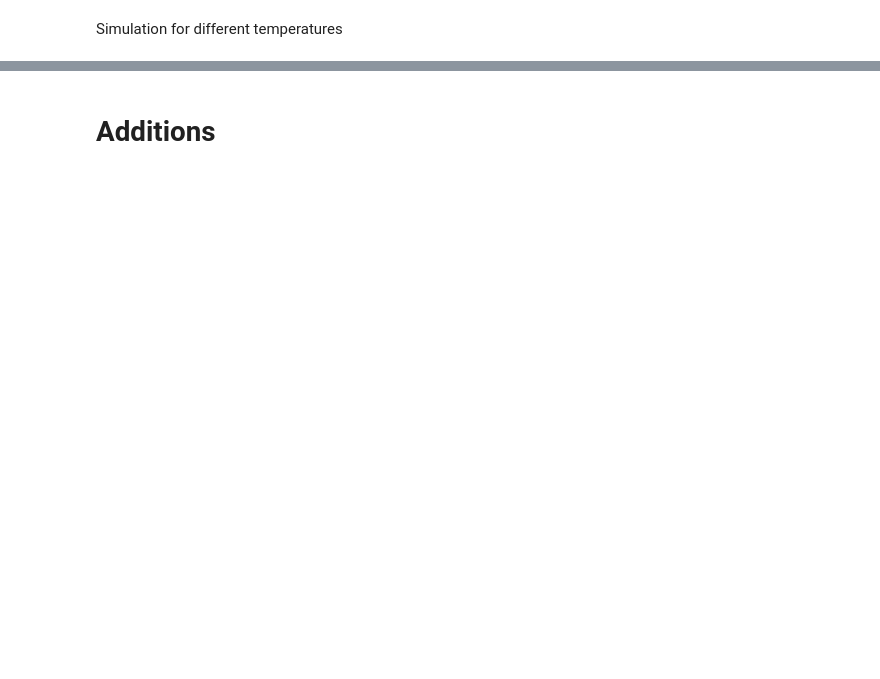
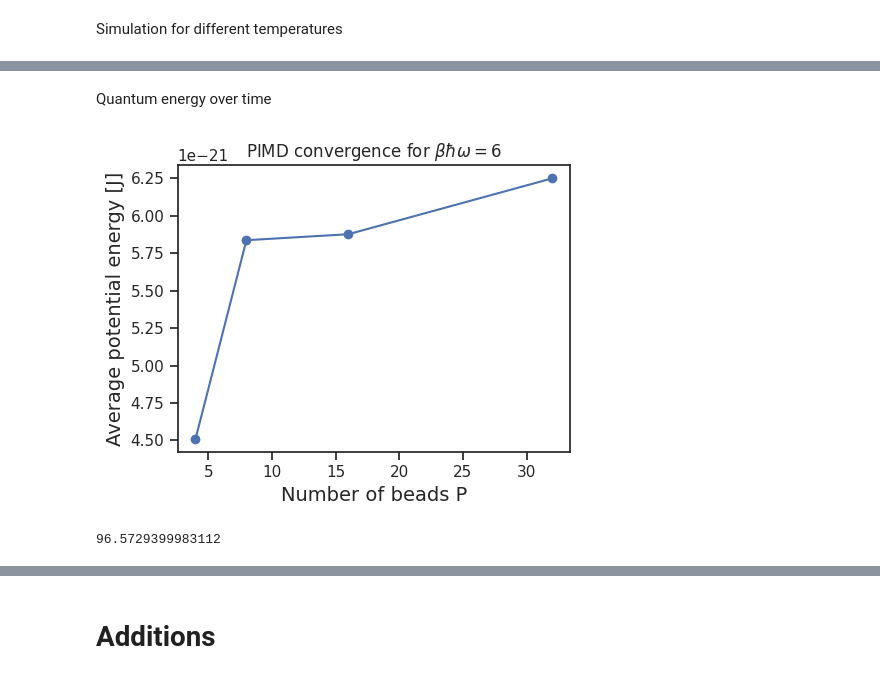
Before and after one commit to SagiMeir/Simulations4Beginners, a Jupyter notebook: Copy_of_sim4beginners.ipynb, the cells around one changed output, grey strips where cells are left out. Drawn from its saved outputs; the diff is of its cells as text; code cells hidden in the pictures; blank space fills up the shorter version.

Commit message:
Added final step of the research

```diff
--- a/Copy_of_sim4beginners.ipynb
+++ b/Copy_of_sim4beginners.ipynb
@@ -438,17 +438,11 @@ class Simulation:
 
       xi1 = np.random.normal(0.0, 1.0, size=self.p_beads.shape)
 
-      if dim < 3:
-        xi1[:, dim:, :] = 0.0
-
       self.p_beads = exp_fac * self.p_beads + sigma * xi1
 
       self.VVStep_Pimd(**kwargs)
 
       xi2 = np.random.normal(0.0, 1.0, size=self.p_beads.shape)
-
-      if dim < 3:
-        xi2[:, dim:, :] = 0.0
 
       self.p_beads = exp_fac * self.p_beads + sigma * xi2
 
@@ -925,3 +922,6 @@ mySim.run_pimd_NVT(**{"omega": omega})
+# %%
+mySim = Simulation(dt = 1e-15, mass = mass, dim = 3, temp = 200, Nsteps = 10000, printfreq = 150, step = 0,  outname = "sim_pimd_NVT1.log", xyzname="sim_pimd_NVT1.xyz", gamma = largest_frequency, beads = 4)
+mySim.run_pimd_NVT(**{"omega": omega})
 # %% [markdown]
 Simulation for different temperatures
 # %%
@@ -964,0 +965,34 @@ plt.show()
+# %% [markdown]
+Quantum energy over time
+# %%
+temp = (h_bar * omega) / (6 * BOLTZMANN)
+
+P_values = [4, 8, 16, 32]
+
+U_values = []
+
+for P in P_values:
+
+    mySim = Simulation(dt=1e-15, temp=temp, mass=mass, dim=3, beads=P, gamma=largest_frequency, Nsteps=30000, printfreq=1000, outname=f"pimd_P{P}.log", xyzname=f"pimd_P{P}.xyz")
+    mySim.R_beads[:] = 0.0
+    mySim.run_pimd_NVT(omega=omega)
+    df = pd.read_csv(f"pimd_P{P}.log", sep=r"\s+")
+    U_avg = df["U"].values[5:].mean()
+    U_values.append(U_avg)
+
+plt.figure(figsize=(5,4))
+
+plt.plot(P_values, U_values, 'o-')
+
+plt.xlabel("Number of beads P")
+plt.ylabel("Average potential energy [J]")
+plt.title(r"PIMD convergence for $\beta \hbar \omega = 6$")
+
+plt.tight_layout()
+plt.show()
+# %% [output]
+[figure, added]
+# %%
+print(temp)
+# %% [output]
+96.5729399983112
```
Also changed, not shown: parts of 9 cells of this notebook.
